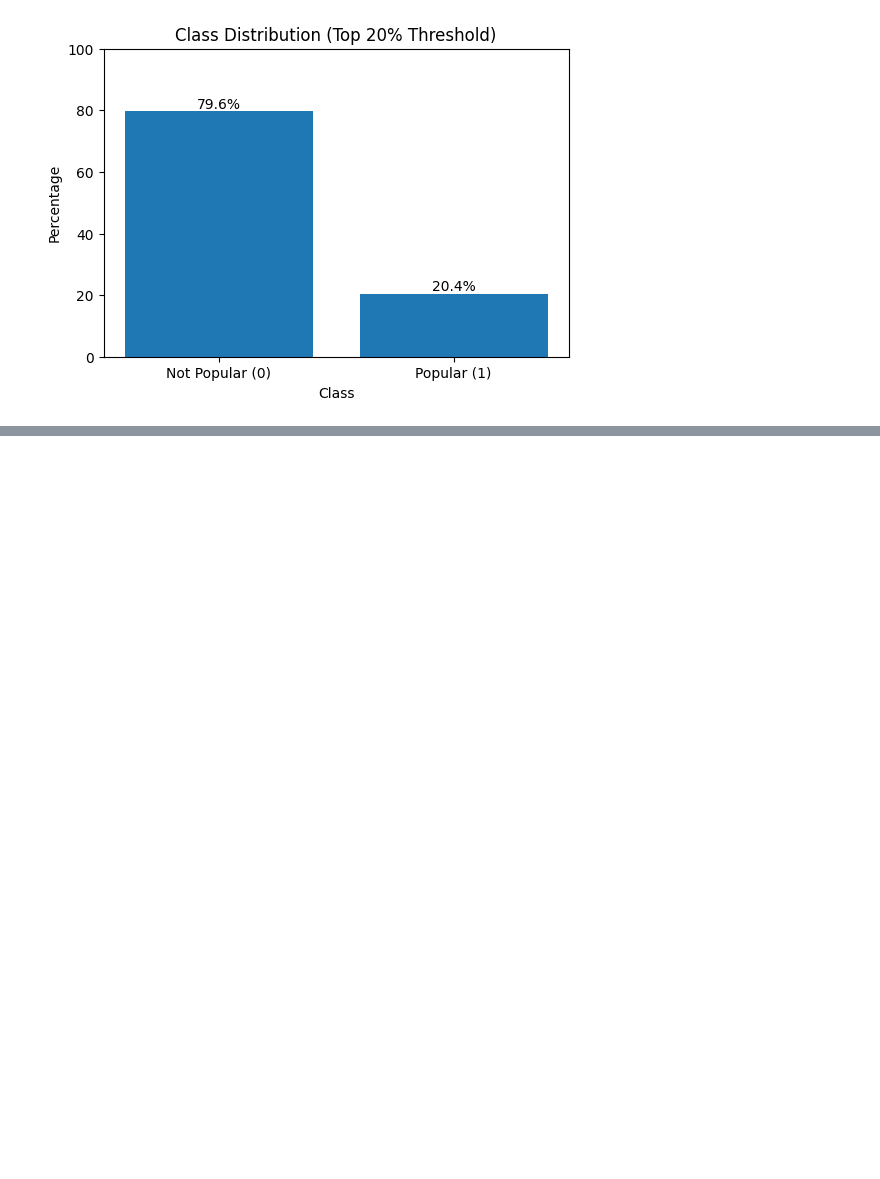
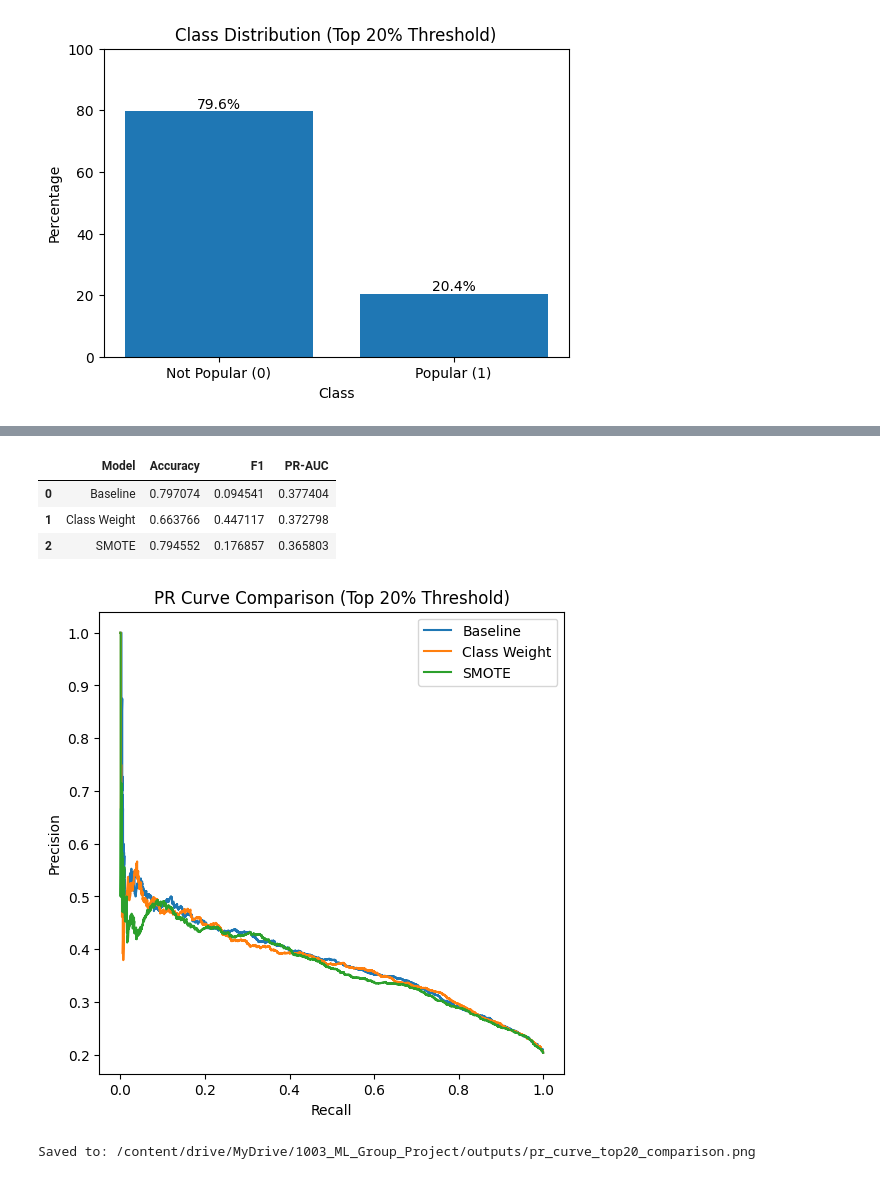
Before and after one commit to yh6384-design/ML_Online_News_Popularity, a Jupyter notebook: NB4_Extension.ipynb, the cells around one changed output, grey strips where cells are left out. Drawn from its saved outputs; the diff is of its cells as text; code cells hidden in the pictures; blank space fills up the shorter version.

```diff
--- a/NB4_Extension.ipynb
+++ b/NB4_Extension.ipynb
@@ -265,0 +340,11 @@ plt.show()
+# %%
+# Apply SMOTE to balance the training data
+
+from imblearn.over_sampling import SMOTE
+
+smote = SMOTE(random_state=42)
+
+X_train_sm, y_train_sm = smote.fit_resample(X_train, y_train)
+
+print("Before SMOTE:", y_train.value_counts(normalize=True))
+print("After SMOTE:", pd.Series(y_train_sm).value_counts(normalize=True))
@@ -265,0 +395,52 @@ plt.show()
+# %%
+# Create comparison table for imbalance strategies
+results = pd.DataFrame({
+    "Model": ["Baseline", "Class Weight", "SMOTE"],
+    "Accuracy": [acc_base, acc_w, acc_sm],
+    "F1": [f1_base, f1_w, f1_sm],
+    "PR-AUC": [ap_base, ap_w, ap_sm]
+})
+
+# Save the results table to Google Drive
+save_path = f"{OUTPUTS_DIR}/imbalance_comparison_results.csv"
+results.to_csv(save_path, index=False)
+
+results
+# %% [output]
+|  | Model | Accuracy | F1 | PR-AUC |
+| 0 | Baseline | 0.797074 | 0.094541 | 0.377404 |
+| 1 | Class Weight | 0.663766 | 0.447117 | 0.372798 |
+| 2 | SMOTE | 0.794552 | 0.176857 | 0.365803 |
+# %%
+# Plot Precision-Recall curve for imbalance strategies
+
+from sklearn.metrics import precision_recall_curve
+import matplotlib.pyplot as plt
+
+# Compute PR curves
+precision_base, recall_base, _ = precision_recall_curve(y_test, y_prob_base)
+precision_w, recall_w, _ = precision_recall_curve(y_test, y_prob_w)
+precision_sm, recall_sm, _ = precision_recall_curve(y_test, y_prob_sm)
+
+# Plot
+plt.figure(figsize=(6,6))
+
+plt.plot(recall_base, precision_base, label="Baseline")
+plt.plot(recall_w, precision_w, label="Class Weight")
+plt.plot(recall_sm, precision_sm, label="SMOTE")
+
+plt.xlabel("Recall")
+plt.ylabel("Precision")
+plt.title("PR Curve Comparison (Top 20% Threshold)")
+plt.legend()
+
+# Save
+save_path = f"{OUTPUTS_DIR}/pr_curve_top20_comparison.png"
+plt.savefig(save_path, dpi=300, bbox_inches='tight')
+
+plt.show()
+
+print("Saved to:", save_path)
+# %% [output]
+[figure, added]
+Saved to: /content/drive/MyDrive/1003_ML_Group_Project/outputs/pr_curve_top20_comparison.png
```
Also changed, not shown: parts of 5 cells of this notebook.
